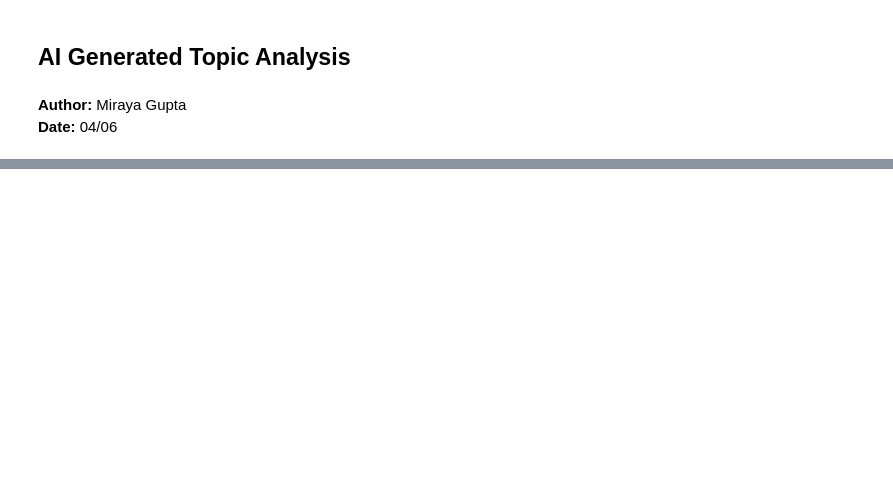
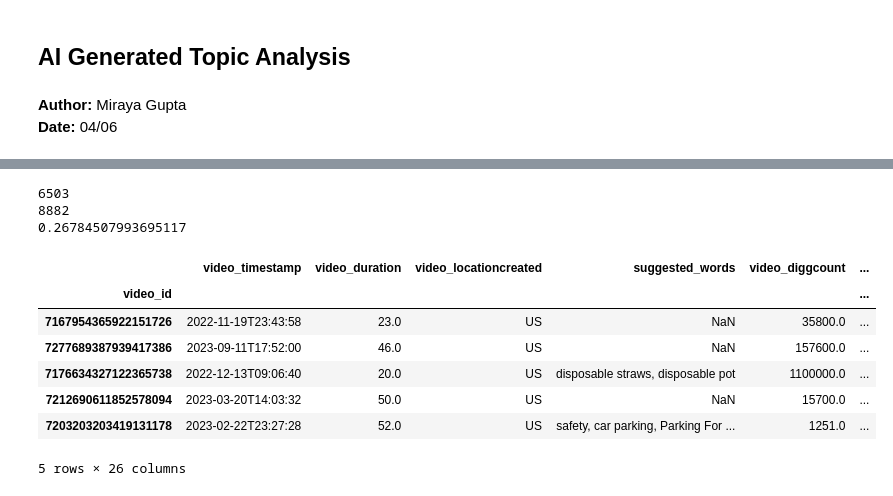
Before and after one commit to ay106/CS-315-Final-Project, a Jupyter notebook: topic_modelling/AI Generated Topic Analysis.ipynb, the cells around one changed output, grey strips where cells are left out. Drawn from its saved outputs; the diff is of its cells as text; code cells hidden in the pictures; blank space fills up the shorter version.

```diff
--- a/topic_modelling/AI Generated Topic Analysis.ipynb
+++ b/topic_modelling/AI Generated Topic Analysis.ipynb
@@ -50,0 +148,25 @@ KeyError: 'topic'
+# %%
+def compare_topic_search_term(search_emb, topic_emb):
+    '''
+    Comparing the word embeddings for search term and topic.
+    '''
+    try:
+        cosine_similarity = 1 - distance.cosine(search_emb, topic_emb)
+        return cosine_similarity
+    except:
+        return None
+# %%
+def cosine_similarity(row):
+    '''
+    Function for df.apply()
+    '''
+    search_term = row['search_term'] #.values[0]
+    topic = row['topic'] #.values[0]
+    print(f'{search_term}, {topic}')
+    search_emb = get_word_embedding(search_term)
+    topic_emb = get_word_embedding(topic)
+    return compare_topic_search_term(search_emb, topic_emb)
+# %%
+cosine_sim = []
+for index, row in allDocs.iterrows():
+    cosine_sim.append(cosine_similarity(row))
@@ -50,0 +204,22 @@ KeyError: 'topic'
+# %%
+none_vals = [val for val in cosine_sim if val == None]
+print(len(none_vals))
+print(len(cosine_sim))
+print(1-(len(none_vals))/len(cosine_sim))
+# %% [output]
+6503
+8882
+0.26784507993695117
+# %%
+allDocs['cosine_sim'] = cosine_sim
+# %%
+allDocs.head()
+# %% [output]
+|  | video_timestamp | video_duration | video_locationcreated | suggested_words | video_diggcount | ... |
+| video_id |  |  |  |  |  | ... |
+| 7167954365922151726 | 2022-11-19T23:43:58 | 23.0 | US | NaN | 35800.0 | ... |
+| 7277689387939417386 | 2023-09-11T17:52:00 | 46.0 | US | NaN | 157600.0 | ... |
+| 7176634327122365738 | 2022-12-13T09:06:40 | 20.0 | US | disposable straws, disposable pot | 1100000.0 | ... |
+| 7212690611852578094 | 2023-03-20T14:03:32 | 50.0 | US | NaN | 15700.0 | ... |
+| 7203203203419131178 | 2023-02-22T23:27:28 | 52.0 | US | safety, car parking, Parking For ... | 1251.0 | ... |
+5 rows × 26 columns
```
Also changed, not shown: parts of 30 cells of this notebook, 11 other files.
